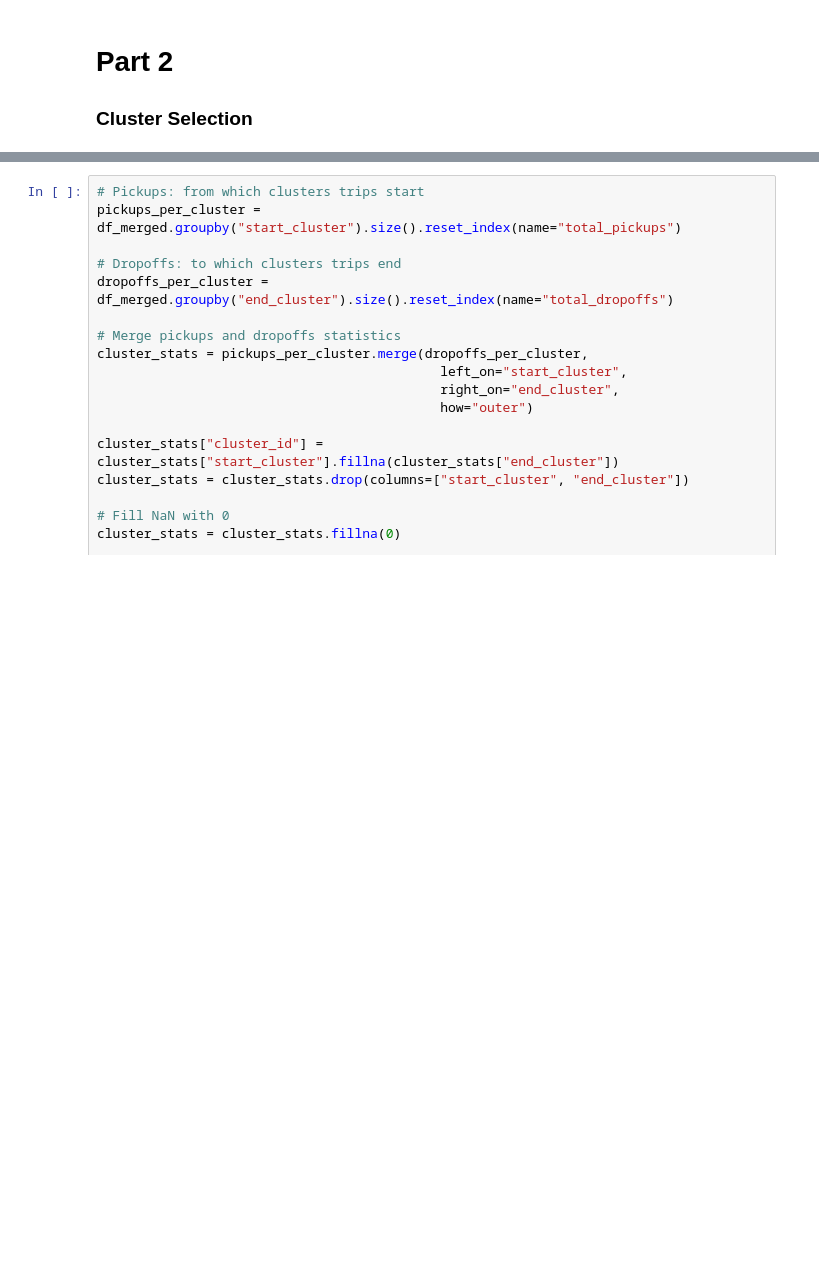
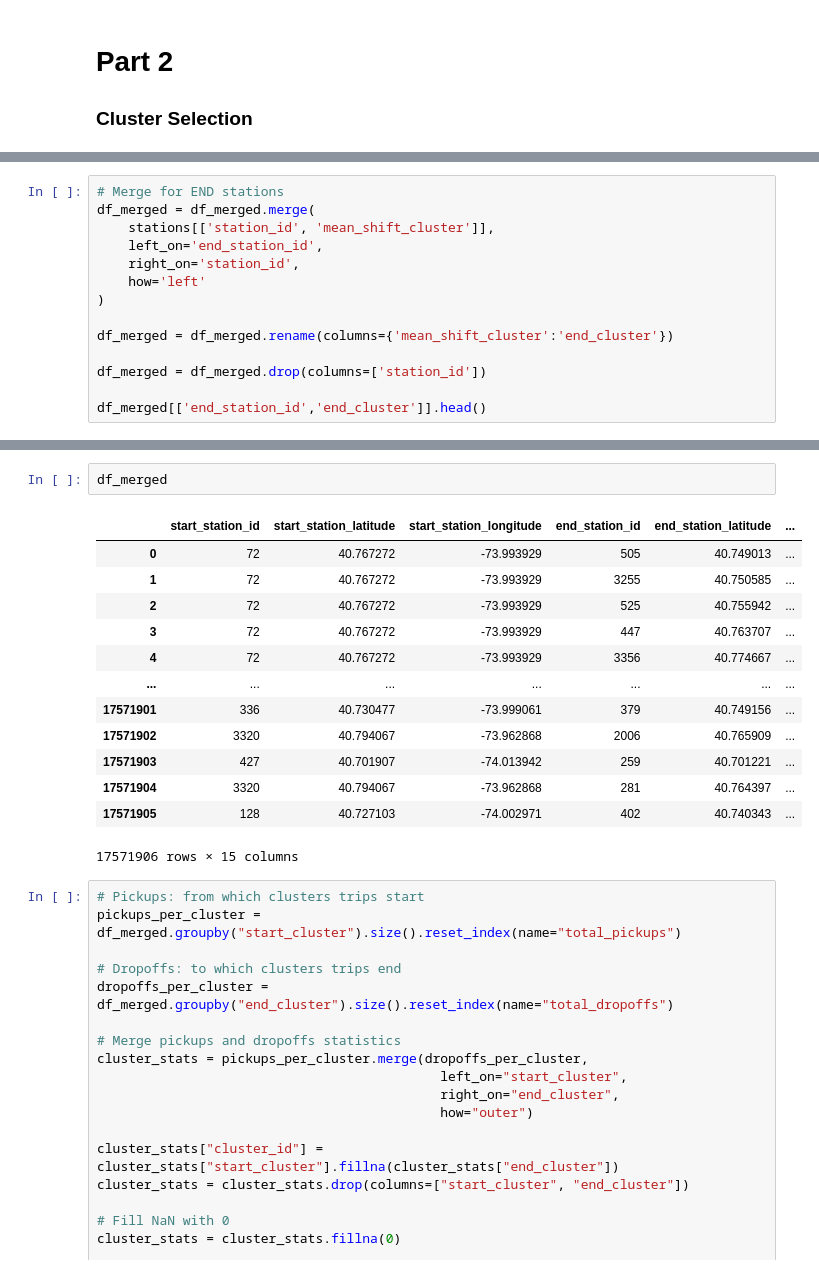
Before and after one commit to Andrejj23/city-bike, a Jupyter notebook: Georgios/mean_shift_clustering.ipynb, the cells around one changed output, grey strips where cells are left out. Cells and saved outputs as stored; diff of their text form; blank space fills up the shorter version.

```diff
--- a/Georgios/mean_shift_clustering.ipynb
+++ b/Georgios/mean_shift_clustering.ipynb
@@ -480,0 +507,14 @@ df_merged .head()
+# %%
+# Merge for END stations
+df_merged = df_merged.merge(
+    stations[['station_id', 'mean_shift_cluster']],
+    left_on='end_station_id',
+    right_on='station_id',
+    how='left'
+)
+
+df_merged = df_merged.rename(columns={'mean_shift_cluster':'end_cluster'})
+
+df_merged = df_merged.drop(columns=['station_id'])
+
+df_merged[['end_station_id','end_cluster']].head()
@@ -481,3 +528,19 @@ df_merged .head()
+# %%
+df_merged
+# %% [output]
+|  | start_station_id | start_station_latitude | start_station_longitude | end_station_id | end_station_latitude | ... |
+| 0 | 72 | 40.767272 | -73.993929 | 505 | 40.749013 | ... |
+| 1 | 72 | 40.767272 | -73.993929 | 3255 | 40.750585 | ... |
+| 2 | 72 | 40.767272 | -73.993929 | 525 | 40.755942 | ... |
+| 3 | 72 | 40.767272 | -73.993929 | 447 | 40.763707 | ... |
+| 4 | 72 | 40.767272 | -73.993929 | 3356 | 40.774667 | ... |
+| ... | ... | ... | ... | ... | ... | ... |
+| 17571901 | 336 | 40.730477 | -73.999061 | 379 | 40.749156 | ... |
+| 17571902 | 3320 | 40.794067 | -73.962868 | 2006 | 40.765909 | ... |
+| 17571903 | 427 | 40.701907 | -74.013942 | 259 | 40.701221 | ... |
+| 17571904 | 3320 | 40.794067 | -73.962868 | 281 | 40.764397 | ... |
+| 17571905 | 128 | 40.727103 | -74.002971 | 402 | 40.740343 | ... |
+17571906 rows × 15 columns
 # %%
 # Pickups: from which clusters trips start
 pickups_per_cluster = df_merged.groupby("start_cluster").size().reset_index(name="total_pickups")
```
Also changed, not shown: parts of 11 cells of this notebook, 1 other file.
